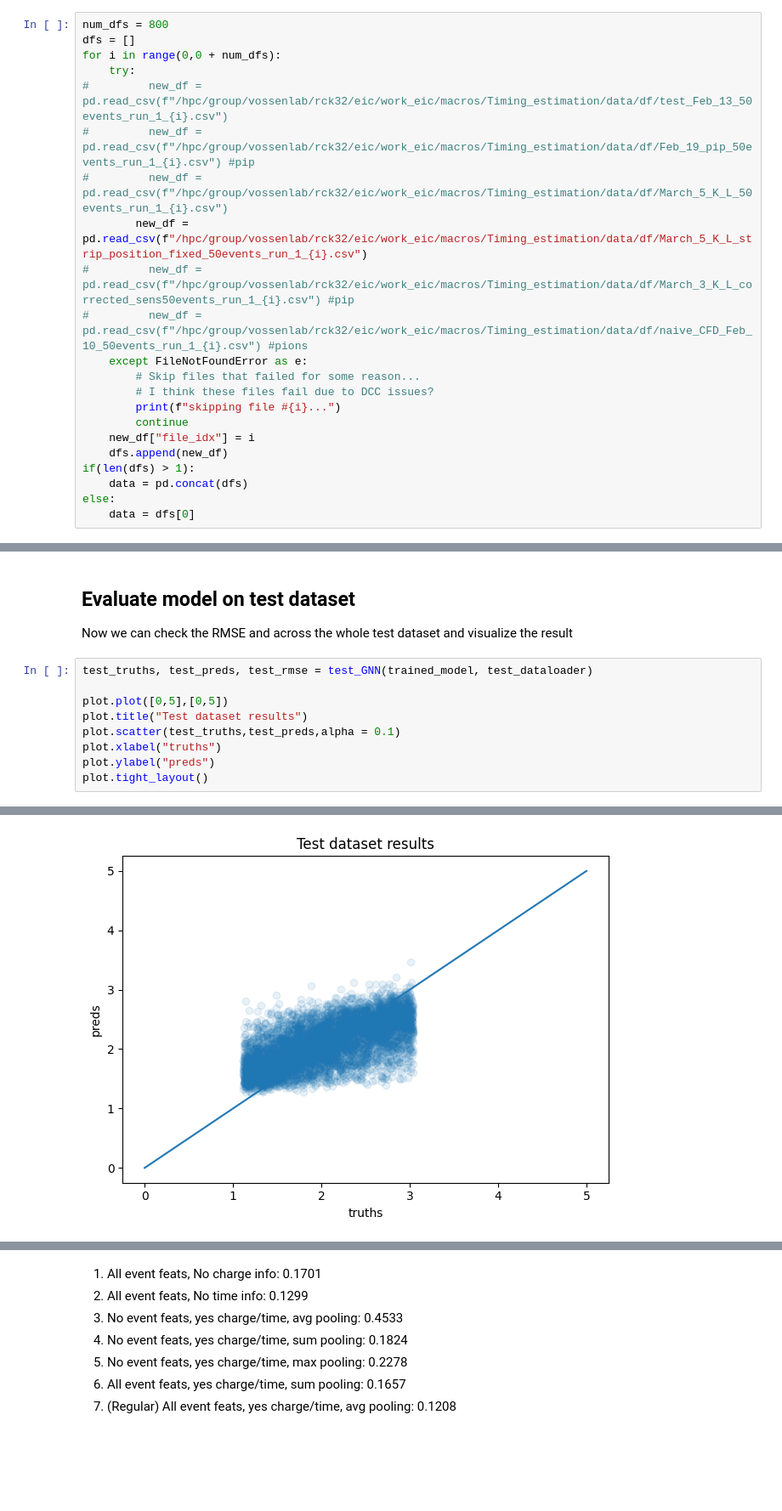
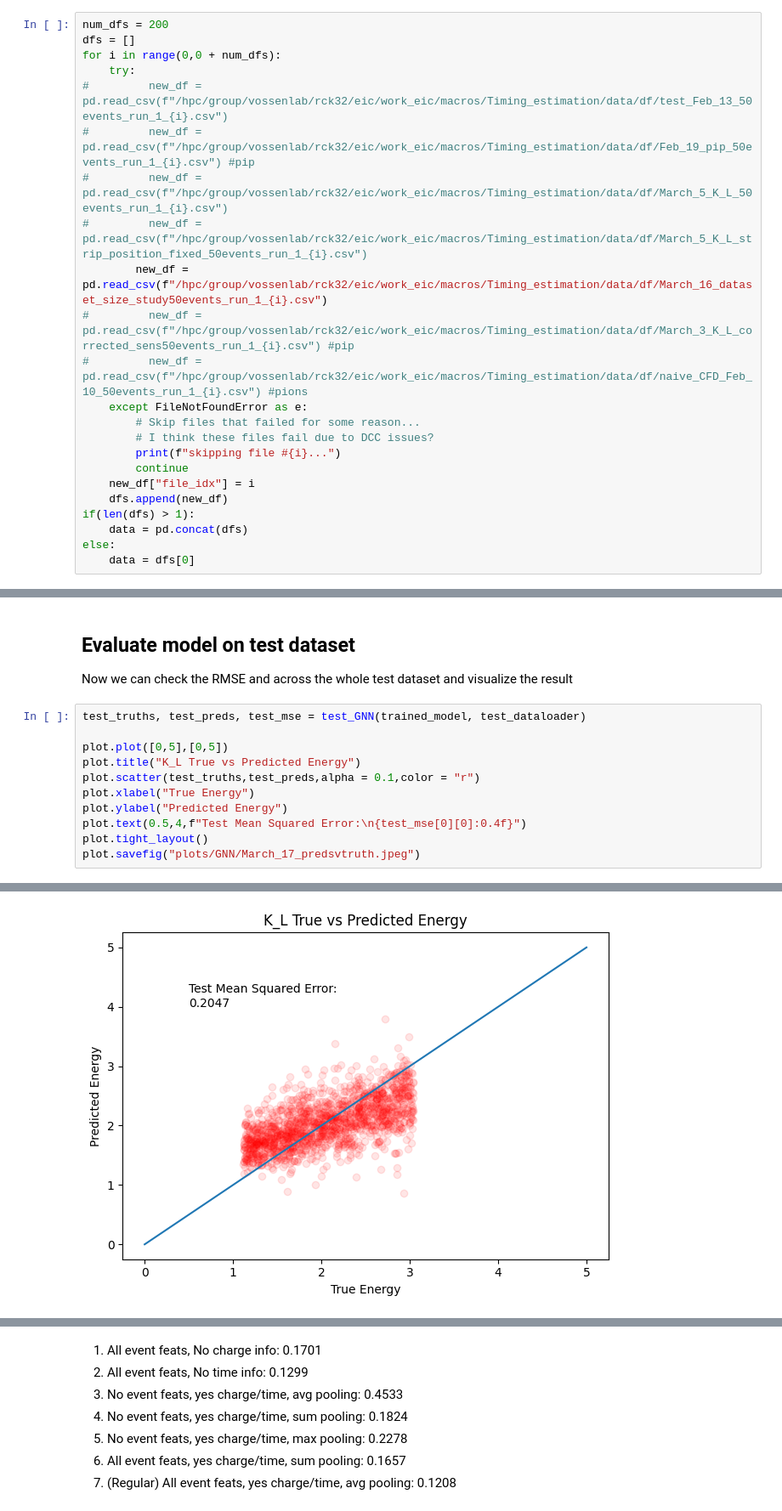
Before and after one commit to RowanKell/work_eic, a Jupyter notebook: macros/Timing_estimation/GNN_Energy.ipynb, the cells around one changed output, grey strips where cells are left out. Shown: that part at 85% size. Saved outputs shown, nothing was run; the diff lists cells and outputs as text; blank space fills up the shorter version.

```diff
--- a/macros/Timing_estimation/GNN_Energy.ipynb
+++ b/macros/Timing_estimation/GNN_Energy.ipynb
@@ -29,14 +30,15 @@ from GNN_util import process_df_vectorized,create_directory,HitDataset,create_fa
 ## **Load in Data**
 The data is stored as pandas dataframes where each row is a hit in the detector
 # %%
-num_dfs = 800
+num_dfs = 200
 dfs = []
 for i in range(0,0 + num_dfs):
     try:
 #         new_df = pd.read_csv(f"/hpc/group/vossenlab/rck32/eic/work_eic/macros/Timing_estimation/data/df/test_Feb_13_50events_run_1_{i}.csv")
 #         new_df = pd.read_csv(f"/hpc/group/vossenlab/rck32/eic/work_eic/macros/Timing_estimation/data/df/Feb_19_pip_50events_run_1_{i}.csv") #pip
 #         new_df = pd.read_csv(f"/hpc/group/vossenlab/rck32/eic/work_eic/macros/Timing_estimation/data/df/March_5_K_L_50events_run_1_{i}.csv")
-        new_df = pd.read_csv(f"/hpc/group/vossenlab/rck32/eic/work_eic/macros/Timing_estimation/data/df/March_5_K_L_strip_position_fixed_50events_run_1_{i}.csv")
+#         new_df = pd.read_csv(f"/hpc/group/vossenlab/rck32/eic/work_eic/macros/Timing_estimation/data/df/March_5_K_L_strip_position_fixed_50events_run_1_{i}.csv")
+        new_df = pd.read_csv(f"/hpc/group/vossenlab/rck32/eic/work_eic/macros/Timing_estimation/data/df/March_16_dataset_size_study50events_run_1_{i}.csv")
 #         new_df = pd.read_csv(f"/hpc/group/vossenlab/rck32/eic/work_eic/macros/Timing_estimation/data/df/March_3_K_L_corrected_sens50events_run_1_{i}.csv") #pip
 #         new_df = pd.read_csv(f"/hpc/group/vossenlab/rck32/eic/work_eic/macros/Timing_estimation/data/df/naive_CFD_Feb_10_50events_run_1_{i}.csv") #pions
     except FileNotFoundError as e:
@@ -561,12 +641,14 @@ plot.tight_layout()
 
 Now we can check the RMSE and across the whole test dataset and visualize the result
 # %%
-test_truths, test_preds, test_rmse = test_GNN(trained_model, test_dataloader)
+test_truths, test_preds, test_mse = test_GNN(trained_model, test_dataloader)
 
 plot.plot([0,5],[0,5])
-plot.title("Test dataset results")
-plot.scatter(test_truths,test_preds,alpha = 0.1)
-plot.xlabel("truths")
-plot.ylabel("preds")
+plot.title("K_L True vs Predicted Energy")
+plot.scatter(test_truths,test_preds,alpha = 0.1,color = "r")
+plot.xlabel("True Energy")
+plot.ylabel("Predicted Energy")
+plot.text(0.5,4,f"Test Mean Squared Error:\n{test_mse[0][0]:0.4f}")
 plot.tight_layout()
+plot.savefig("plots/GNN/March_17_predsvtruth.jpeg")
 # %% [output]
@@ -574 +656 @@ MSE: 0.18216437101364136
-[figure, old version]
+[figure, new version]
```
Also changed, not shown: parts of 12 cells of this notebook, 14 other files.
